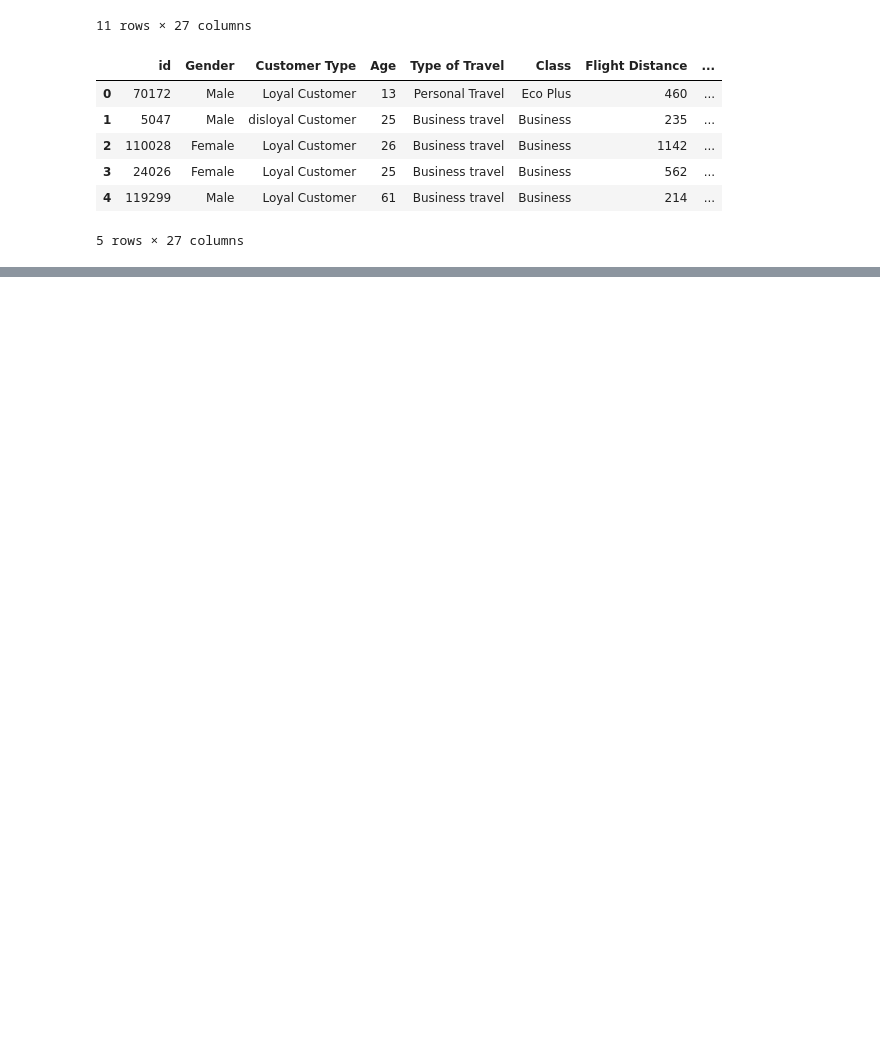
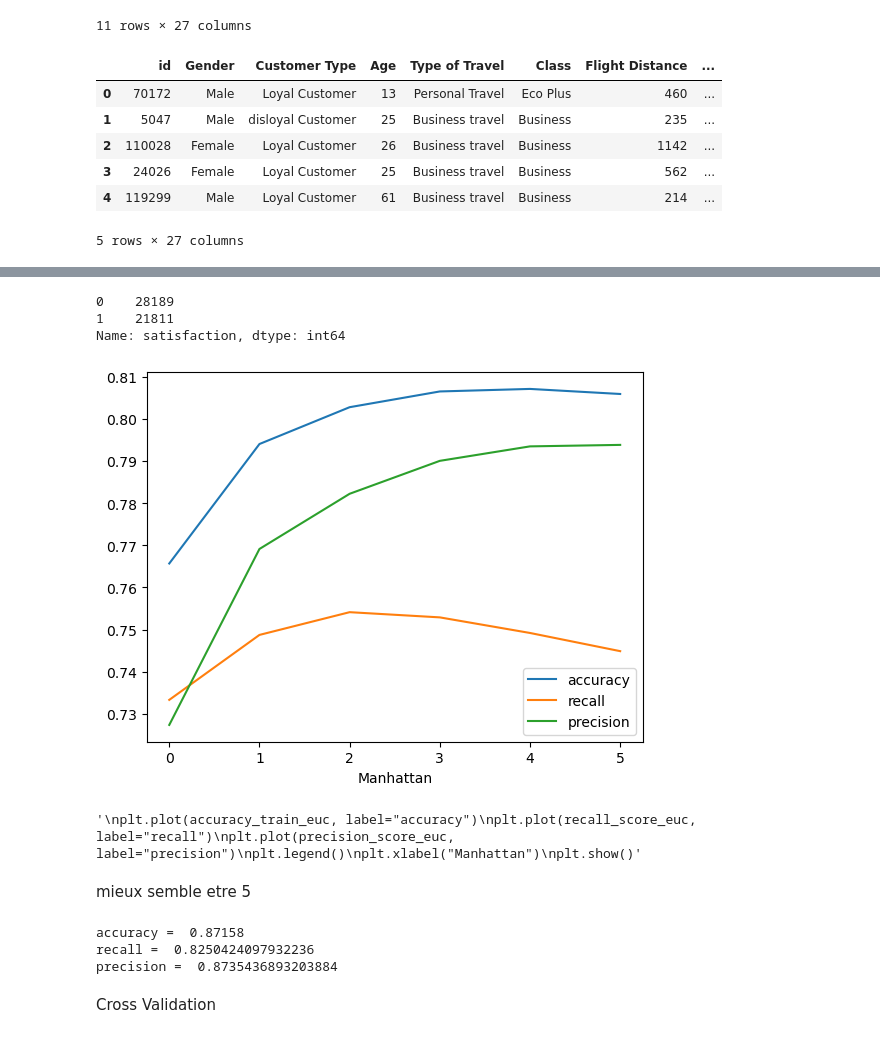
Before and after one commit to Vetrarr/ML_Airline_Passenger_Satisfaction, a Jupyter notebook: Airline Passenger Satisfaction/Delattre Macé.ipynb, the cells around one changed output, grey strips where cells are left out. Drawn from its saved outputs; the diff is of its cells as text; code cells hidden in the pictures; blank space fills up the shorter version.

```diff
--- a/Airline Passenger Satisfaction/Delattre Macé.ipynb
+++ b/Airline Passenger Satisfaction/Delattre Macé.ipynb
@@ -353,0 +450,12 @@ SyntaxError: unmatched ')' (2613817391.py, line 1)
+# %%
+X = df3[features].values
+# %%
+df3.satisfaction.value_counts()
+# %% [output]
+0    28189
+1    21811
+Name: satisfaction, dtype: int64
+# %%
+#séparer les données en entrainement et test:
+from sklearn.model_selection import train_test_split
+X_train, X_test, y_train, y_test = train_test_split(X,y,test_size=0.3)
@@ -353,0 +467,54 @@ SyntaxError: unmatched ')' (2613817391.py, line 1)
+# %%
+accuracy_train_man=[]
+recall_score_man=[]
+precision_score_man=[]
+for i in range(1,12,2):
+    knn_train = KNeighborsClassifier(n_neighbors= i, metric = "manhattan")
+    knn_train.fit(X_train,y_train)
+    prediction_knn_test = knn_train.predict(X_test)
+    accuracy_train_man.append(accuracy_score(y_test,prediction_knn_test))
+    recall_score_man.append(recall_score(y_test,prediction_knn_test))
+    precision_score_man.append(precision_score(y_test,prediction_knn_test))
+# %%
+accuracy_train_euc = []
+recall_score_euc = []
+precision_score_euc = []
+for i in range(1,12,2):
+    knn_train = KNeighborsClassifier(n_neighbors= i,p=2)
+    knn_train.fit(X_train,y_train)
+    prediction_knn_test = knn_train.predict(X_test)
+    accuracy_train_euc.append(accuracy_score(y_test,prediction_knn_test))
+    recall_score_euc.append(recall_score(y_test,prediction_knn_test))
+    precision_score_euc.append(precision_score(y_test,prediction_knn_test))
+# %%
+plt.plot(accuracy_train_man, label="accuracy")
+plt.plot(recall_score_man, label="recall")
+plt.plot(precision_score_man, label="precision")
+plt.legend()
+plt.xlabel("Manhattan")
+plt.show()
+"""
+plt.plot(accuracy_train_euc, label="accuracy")
+plt.plot(recall_score_euc, label="recall")
+plt.plot(precision_score_euc, label="precision")
+plt.legend()
+plt.xlabel("Manhattan")
+plt.show()"""
+# %% [output]
+[figure, added]
+'\nplt.plot(accuracy_train_euc, label="accuracy")\nplt.plot(recall_score_euc, label="recall")\nplt.plot(precision_score_euc, label="precision")\nplt.legend()\nplt.xlabel("Manhattan")\nplt.show()'
+# %% [markdown]
+mieux semble etre 5
+# %%
+knn_final = KNeighborsClassifier(n_neighbors=5 ,p=1)
+knn_final.fit(X,y)
+prediction_knn_final = knn_final.predict(X)
+print("accuracy = ", accuracy_score(y,prediction_knn_final))
+print("recall = ", recall_score(y,prediction_knn_final))
+print("precision = ",precision_score(y,prediction_knn_final))
+# %% [output]
+accuracy =  0.87158
+recall =  0.8250424097932236
+precision =  0.8735436893203884
+# %% [markdown]
+Cross Validation
```
Also changed, not shown: parts of 64 cells of this notebook.
